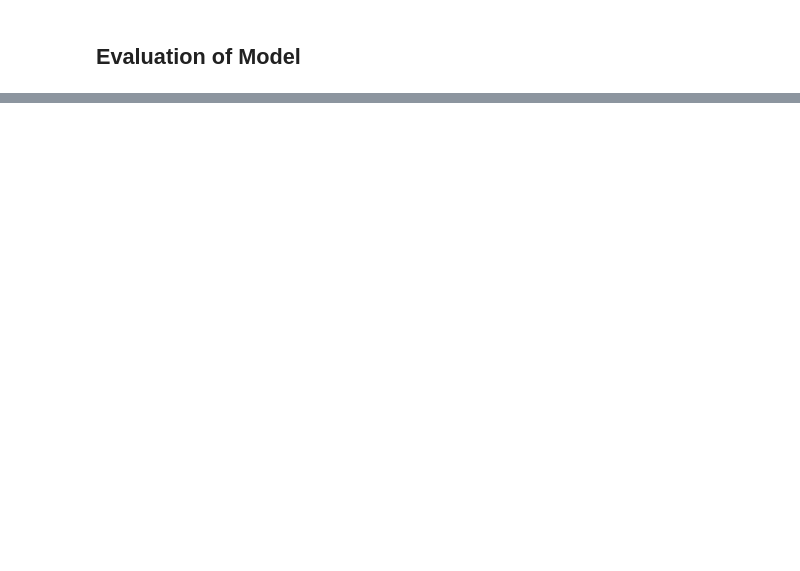
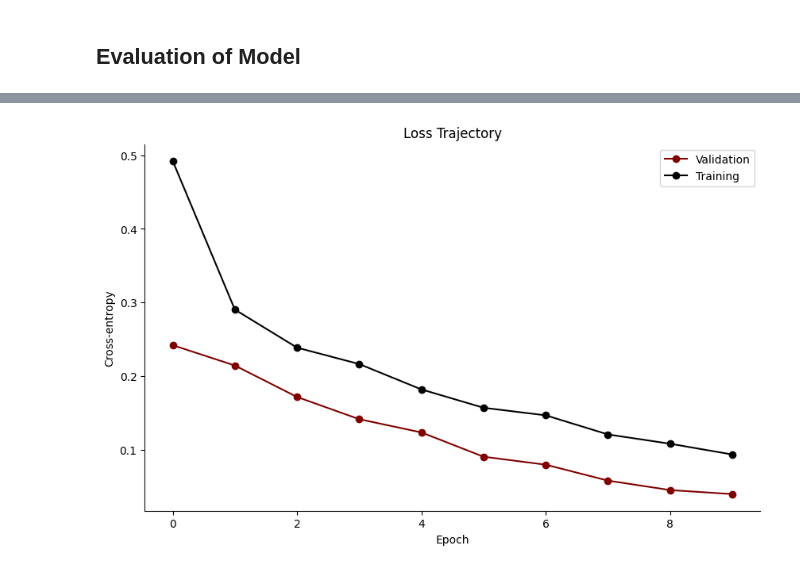
Before and after one commit to maryellenmarino/Cognitive_ModelingS24, a Jupyter notebook: finalProject/nhanes.ipynb, the cells around one changed output, grey strips where cells are left out. Drawn from its saved outputs; the diff is of its cells as text; code cells hidden in the pictures; blank space fills up the shorter version.

Commit message:
fine tune smote

```diff
--- a/finalProject/nhanes.ipynb
+++ b/finalProject/nhanes.ipynb
@@ -125,0 +244,22 @@ Accuracy: 0.9412628412246704
+# %%
+# Create a new model using TensorFlow/Keras, more similar to your class example
+def build_smote_model(input_shape):
+    model = keras.Sequential([
+        keras.layers.Dense(128, activation='relu', input_shape=[input_shape]),
+        keras.layers.Dropout(0.4),
+        keras.layers.Dense(128, activation='relu'),
+        keras.layers.Dropout(0.4),
+        keras.layers.Dense(64, activation='relu'),
+        keras.layers.Dropout(0.4),
+        keras.layers.Dense(64, activation='relu'),
+        keras.layers.Dropout(0.4),
+        keras.layers.Dense(1, activation='sigmoid')
+    ])
+    model.compile(optimizer='adam', loss='binary_crossentropy', metrics=['accuracy'])
+    return model
+# %%
+# Build the model
+smote_model = build_smote_model(input_shape)
+
+# Fit the model
+smote_h = smote_model.fit(X_train_resampled, y_train_resampled, epochs=10, validation_data=(X_val, y_val))
@@ -125,0 +294,11 @@ Accuracy: 0.9412628412246704
+# %%
+fig, ax = plt.subplots(1, 1, figsize=(10, 6))
+ax.plot(range(10), smote_h.history['val_loss'], 'o-', color='maroon', label='Validation')
+ax.plot(range(10), smote_h.history['loss'], 'o-', color='black', label='Training')
+ax.set_xlabel('Epoch')
+ax.set_ylabel('Cross-entropy')
+ax.legend()
+ax.set_title('Loss Trajectory')
+sns.despine(ax=ax)
+# %% [output]
+[figure, added]
```
Also changed, not shown: parts of 10 cells of this notebook, 1 other file.
